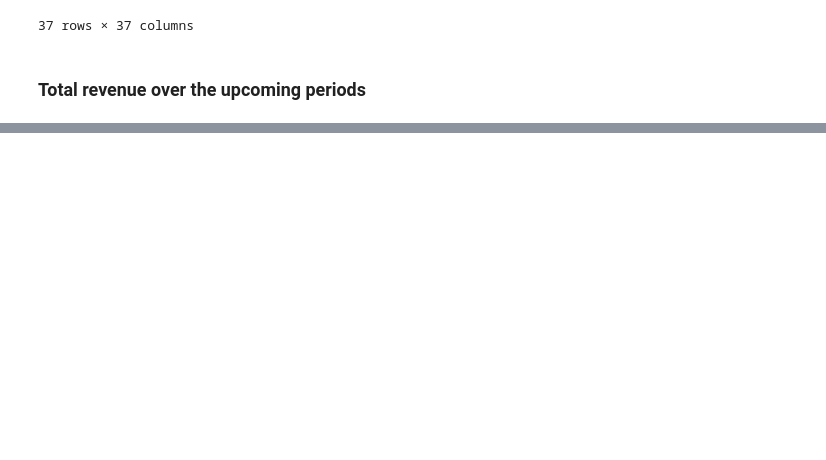
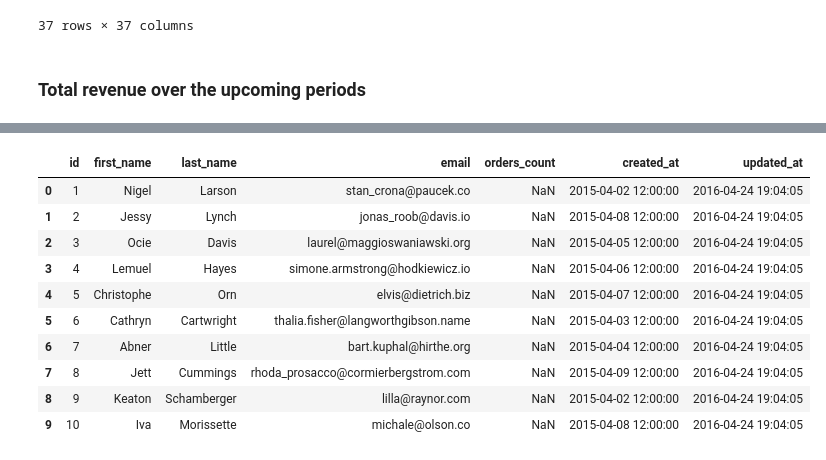
Before and after one commit to amirziai/learning, a Jupyter notebook: data-analysis/cohort-analysis.ipynb, the cells around one changed output, grey strips where cells are left out. Saved outputs shown, nothing was run; the diff lists cells and outputs as text; code cells hidden in the pictures; blank space fills up the shorter version.

```diff
--- a/data-analysis/cohort-analysis.ipynb
+++ b/data-analysis/cohort-analysis.ipynb
@@ -387,0 +430,14 @@ cohort_revenue_generator(df_cohort)
+# %%
+pd.read_csv('/Users/amir.ziai/Downloads/data/customers.csv', nrows=10)
+# %% [output]
+|  | id | first_name | last_name | email | orders_count | created_at | updated_at |
+| 0 | 1 | Nigel | Larson | stan_crona@paucek.co | NaN | 2015-04-02 12:00:00 | 2016-04-24 19:04:05 |
+| 1 | 2 | Jessy | Lynch | jonas_roob@davis.io | NaN | 2015-04-08 12:00:00 | 2016-04-24 19:04:05 |
+| 2 | 3 | Ocie | Davis | laurel@maggioswaniawski.org | NaN | 2015-04-05 12:00:00 | 2016-04-24 19:04:05 |
+| 3 | 4 | Lemuel | Hayes | simone.armstrong@hodkiewicz.io | NaN | 2015-04-06 12:00:00 | 2016-04-24 19:04:05 |
+| 4 | 5 | Christophe | Orn | elvis@dietrich.biz | NaN | 2015-04-07 12:00:00 | 2016-04-24 19:04:05 |
+| 5 | 6 | Cathryn | Cartwright | thalia.fisher@langworthgibson.name | NaN | 2015-04-03 12:00:00 | 2016-04-24 19:04:05 |
+| 6 | 7 | Abner | Little | bart.kuphal@hirthe.org | NaN | 2015-04-04 12:00:00 | 2016-04-24 19:04:05 |
+| 7 | 8 | Jett | Cummings | rhoda_prosacco@cormierbergstrom.com | NaN | 2015-04-09 12:00:00 | 2016-04-24 19:04:05 |
+| 8 | 9 | Keaton | Schamberger | lilla@raynor.com | NaN | 2015-04-02 12:00:00 | 2016-04-24 19:04:05 |
+| 9 | 10 | Iva | Morissette | michale@olson.co | NaN | 2015-04-08 12:00:00 | 2016-04-24 19:04:05 |
```
Also changed, not shown: parts of 5 cells of this notebook, 1 other file.
